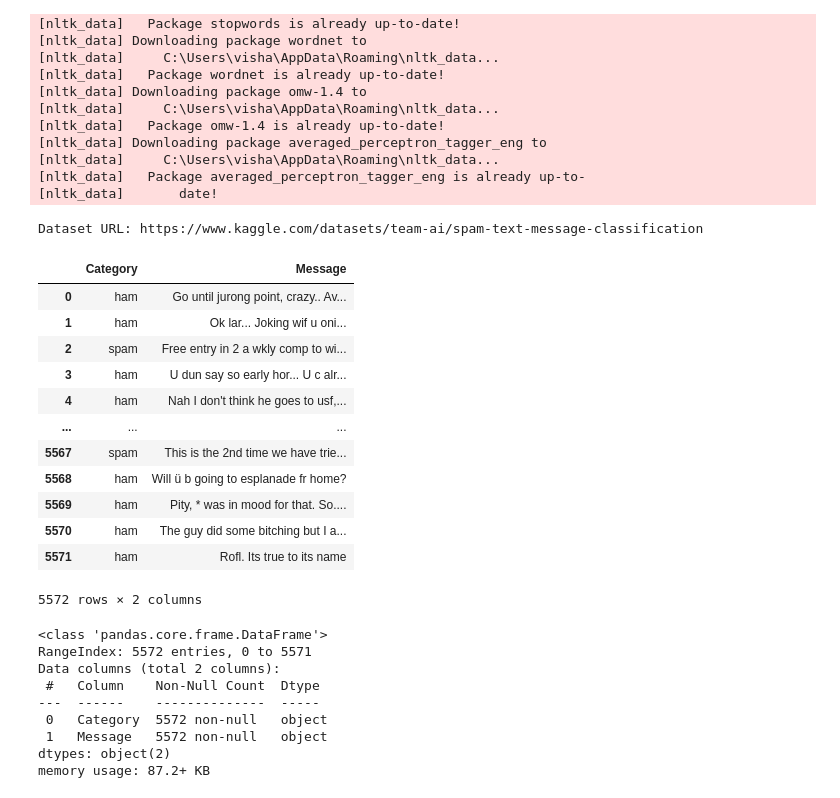
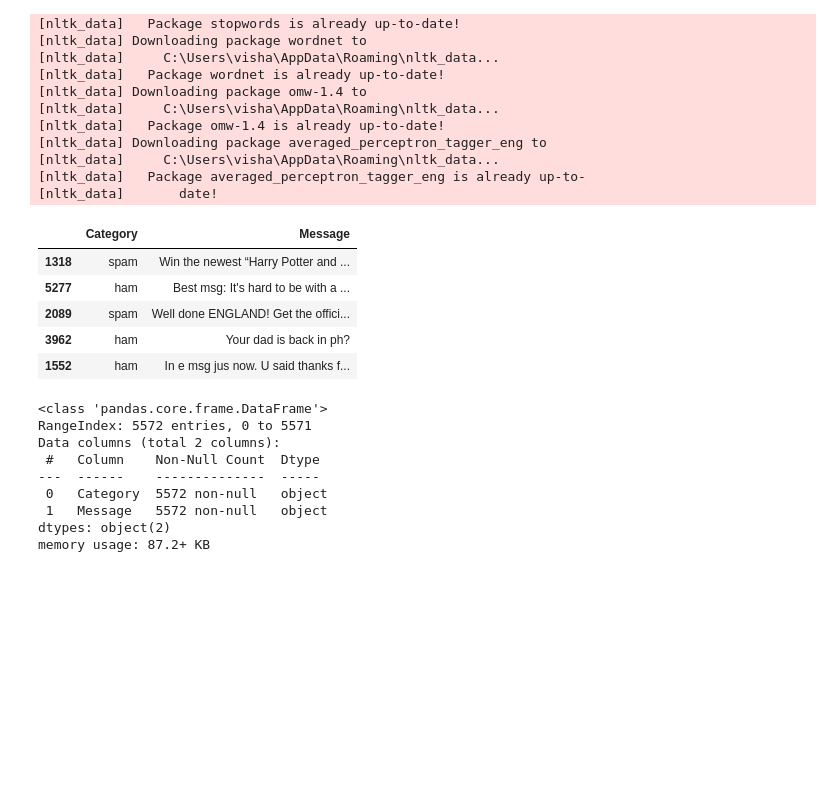
Before and after one commit to vishalgupta-git/sms-spam-detection-nlp, a Jupyter notebook: notebook.ipynb, the cells around one changed output. Drawn from its saved outputs; the diff is of its cells as text; code cells hidden in the pictures; blank space fills up the shorter version.

```diff
--- a/notebook.ipynb
+++ b/notebook.ipynb
@@ -63,27 +71,18 @@ for item in downloads:
 [nltk_data]   Package averaged_perceptron_tagger_eng is already up-to-
 [nltk_data]       date!
 # %%
-kaggle.api.authenticate()
-kaggle.api.dataset_download_files('team-ai/spam-text-message-classification',unzip=True,path='./data')
+#kaggle.api.authenticate()
+#kaggle.api.dataset_download_files('team-ai/spam-text-message-classification',unzip=True,path='./data')
-# %% [output]
-Dataset URL: https://www.kaggle.com/datasets/team-ai/spam-text-message-classification
 # %%
 df = pd.read_csv('./data/SPAM text message 20170820 - Data.csv')
-df
+df.sample(5)
 # %% [output]
 |  | Category | Message |
-| 0 | ham | Go until jurong point, crazy.. Av... |
-| 1 | ham | Ok lar... Joking wif u oni... |
-| 2 | spam | Free entry in 2 a wkly comp to wi... |
-| 3 | ham | U dun say so early hor... U c alr... |
-| 4 | ham | Nah I don't think he goes to usf,... |
-| ... | ... | ... |
-| 5567 | spam | This is the 2nd time we have trie... |
-| 5568 | ham | Will ü b going to esplanade fr home? |
-| 5569 | ham | Pity, * was in mood for that. So.... |
-| 5570 | ham | The guy did some bitching but I a... |
-| 5571 | ham | Rofl. Its true to its name |
+| 1318 | spam | Win the newest “Harry Potter and ... |
+| 5277 | ham | Best msg: It's hard to be with a ... |
+| 2089 | spam | Well done ENGLAND! Get the offici... |
+| 3962 | ham | Your dad is back in ph? |
+| 1552 | ham | In e msg jus now. U said thanks f... |
-5572 rows × 2 columns
 # %%
 df.info()
 # %% [output]
```
Also changed, not shown: parts of 25 cells of this notebook.
